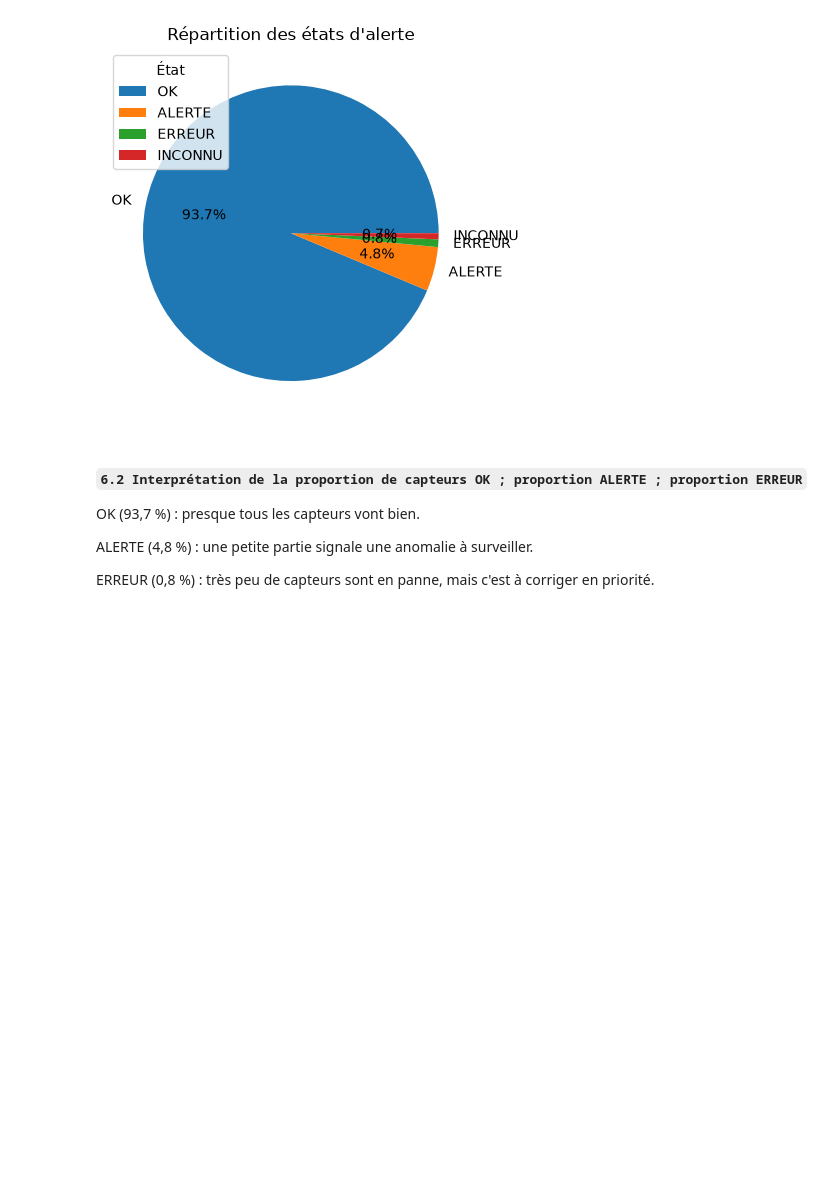
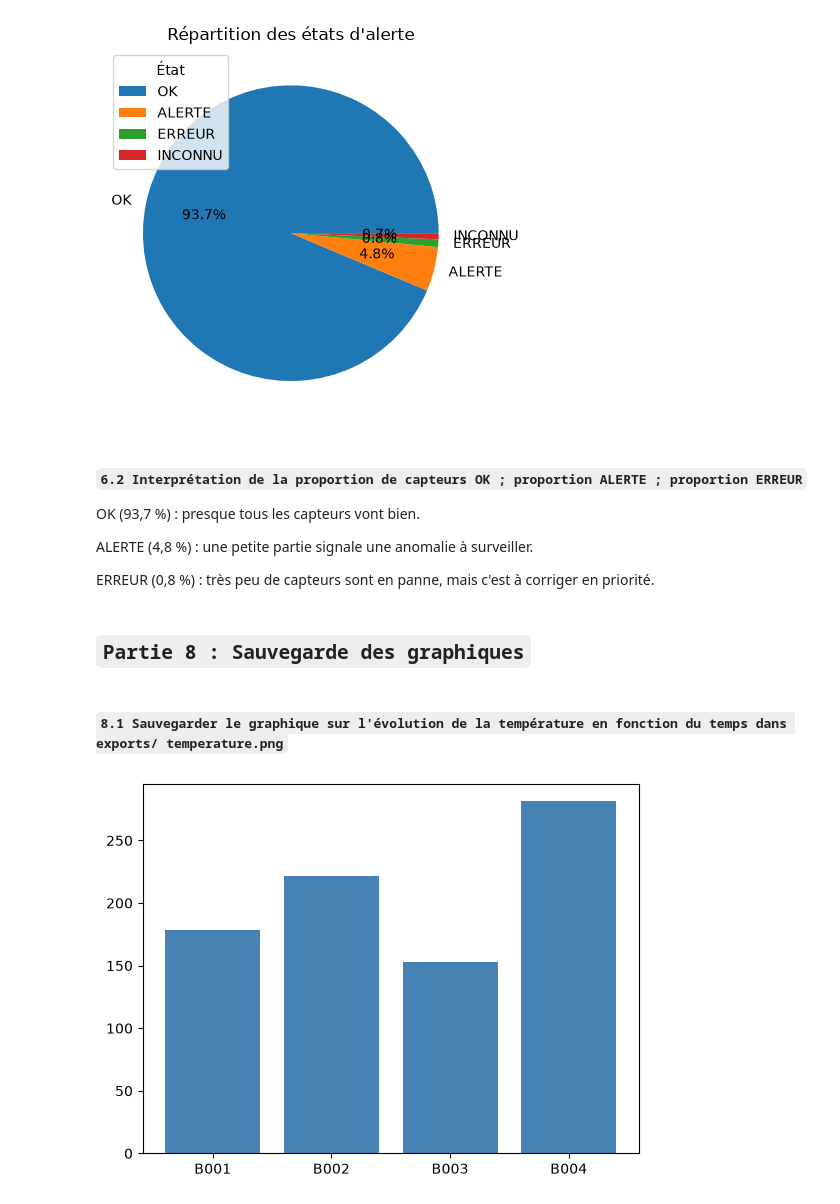
Before and after one commit to Alassanee/atelier_matplotlib_iot, a Jupyter notebook: notebook/atelier_matplotlib_iot.ipynb, the cells around one changed output. Saved outputs shown, nothing was run; the diff lists cells and outputs as text; code cells hidden in the pictures; blank space fills up the shorter version.

Commit message:
Partie 8 : Sauvegarde des graphiques

```diff
--- a/notebook/atelier_matplotlib_iot.ipynb
+++ b/notebook/atelier_matplotlib_iot.ipynb
@@ -270,3 +270,17 @@ ALERTE (4,8 %) : une petite partie signale une anomalie à surveiller.
 
 
 ERREUR (0,8 %) : très peu de capteurs sont en panne, mais c'est à corriger en priorité.
+# %% [markdown]
+## `Partie 8 : Sauvegarde des graphiques`
+# %% [markdown]
+#### `8.1 Sauvegarder le graphique sur l'évolution de la température en fonction du temps dans exports/ temperature.png`
+# %%
+plt.bar(consommation_batiment.index, consommation_batiment.values, color="steelblue")
+ax.set_xlabel("Batiments")
+ax.set_ylabel("Consommation")
+ax.set_title("Consommation moyenne par batiment")
+
+plt.savefig("../exports/temperature.png", dpi=300, bbox_inches="tight")
+plt.show()
+# %% [output]
+[figure, added]
```
Also changed, not shown: parts of 2 cells of this notebook, 2 other files.
